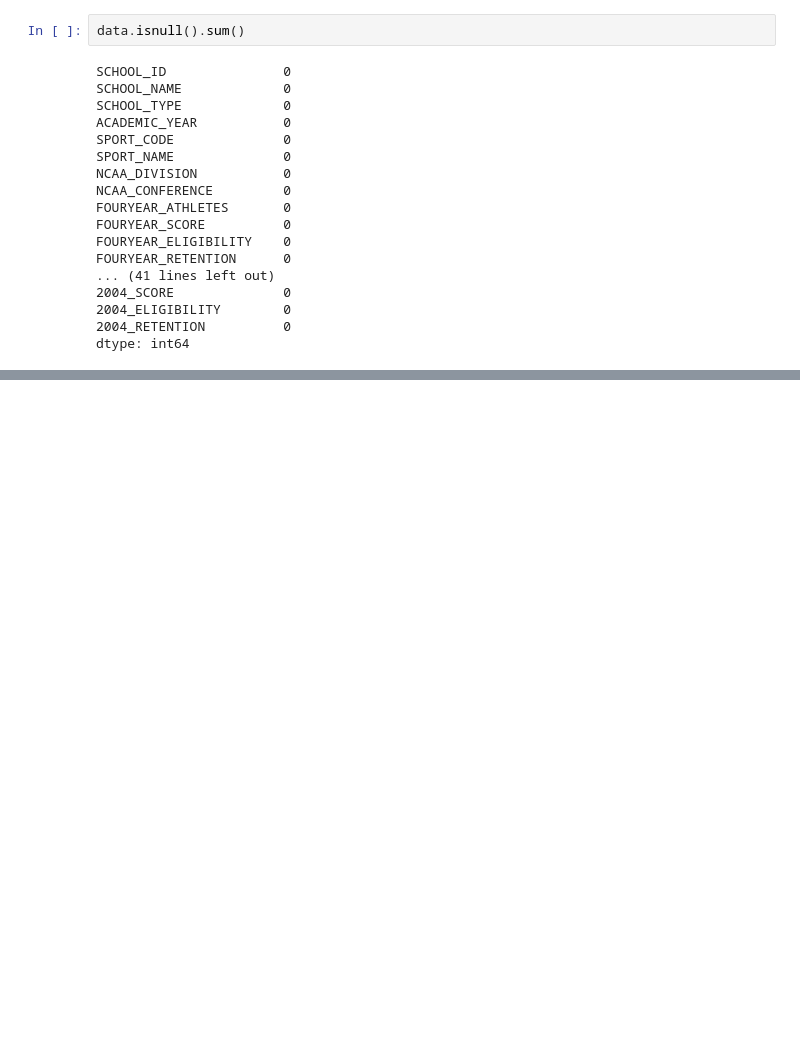
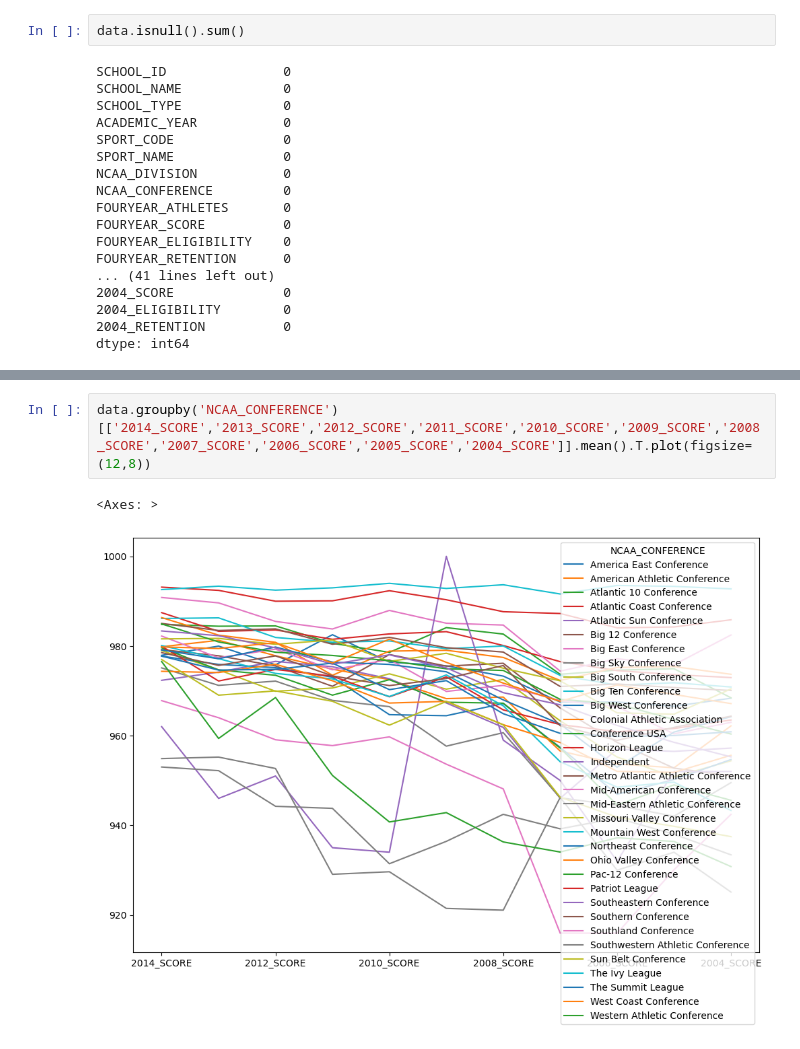
Before and after one commit to msmixj/Data-Analytics-Capstone, a Jupyter notebook: Untitled.ipynb, the cells around one changed output, grey strips where cells are left out. Cells and saved outputs as stored; diff of their text form; blank space fills up the shorter version.

```diff
--- a/Untitled.ipynb
+++ b/Untitled.ipynb
@@ -104,0 +203,5 @@ dtype: int64
+# %%
+data.groupby('NCAA_CONFERENCE')[['2014_SCORE','2013_SCORE','2012_SCORE','2011_SCORE','2010_SCORE','2009_SCORE','2008_SCORE','2007_SCORE','2006_SCORE','2005_SCORE','2004_SCORE']].mean().T.plot(figsize=(12,8))
+# %% [output]
+<Axes: >
+[figure, added]
```
Also changed, not shown: parts of 9 cells of this notebook, 2 other files.
